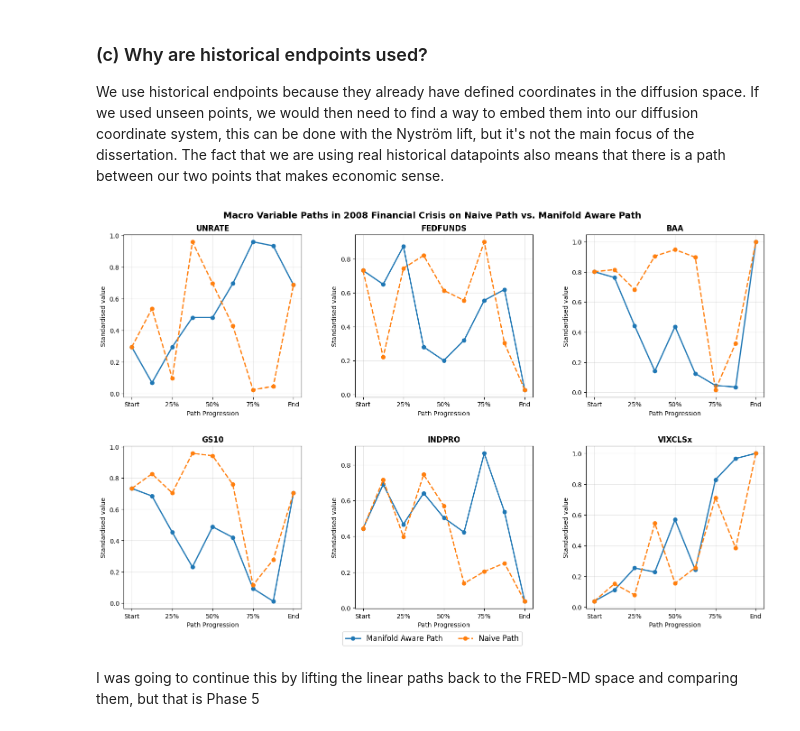
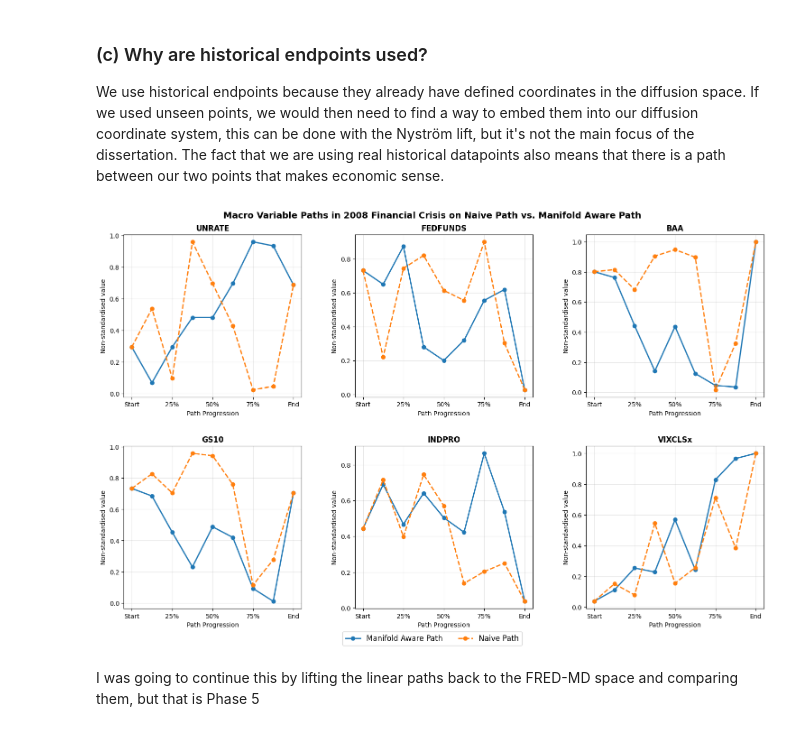
Before and after one commit to adamfowliee/JDKF_Starter, a Jupyter notebook: dissertation_brief/brief_phase4.ipynb, the cells around one changed output. Saved outputs shown, nothing was run; the diff lists cells and outputs as text; code cells hidden in the pictures.

```diff
--- a/dissertation_brief/brief_phase4.ipynb
+++ b/dissertation_brief/brief_phase4.ipynb
@@ -75,7 +75,7 @@ def graph_degree_density(Psi, h, delta=None, C=1, qtl=None):
         else:
             delta = np.quantile(rho, qtl)
     rho = np.maximum(C*rho, delta); V = -np.log(rho)
-    return rho, V
+    return rho, V, delta
 
 def reconstruct_path(pred, start, end):
     path = [end]; current = end
@@ -199,7 +199,7 @@ A_dist = kneighbors_graph(Psi, n_neighbors=15, mode="distance", include_self=Fal
 A_dist_sym = A_dist.maximum(A_dist.T)
 
 # Get a density potential vector for this embedding
-rho, V = graph_degree_density(Psi, h=0.10*median_Dsq, qtl=0.02)
+rho, V, delta = graph_degree_density(Psi, h=0.10*median_Dsq, qtl=0.02)
 
 # Get the weight matrix w^(beta) for the cost of each path
 A_beta_dict = {}
@@ -219,7 +219,7 @@ for i, (name, (start, end)) in enumerate(points.items()):
     for beta in betas:
         # Shortest path based on different weight matrix
         _, pred = shortest_path(A_beta_dict[beta], directed=False, unweighted=False, return_predecessors=True)
-        path = reconstruct_path(pred, start, end) # path_edge_summary(A_beta_dict[beta], start, end)["path"]
+        path = reconstruct_path(pred, start, end)
         stress_paths[name].append(path)
 
         P = Psi[path]
@@ -247,34 +242,34 @@ naive_path, dense_path = stress_paths["GFC"]
 
 selected_vars = ["UNRATE", "FEDFUNDS", "BAA", "GS10", "INDPRO", "VIXCLSx"]
 
 dense_path_step = df.iloc[dense_path][selected_vars].reset_index(drop=True)
 naive_path_step = df.iloc[naive_path][selected_vars].reset_index(drop=True)
 dense_x = np.linspace(0, 1, len(dense_path_step))
 naive_x = np.linspace(0, 1, len(naive_path_step))
 
 fig, axes = plt.subplots(2, 3, figsize=(15, 10))
 axes_flat = axes.flatten()
 
 for i, var in enumerate(selected_vars):
     ax = axes_flat[i]
     ax.plot(dense_x, dense_path_step[var], marker="o", color="tab:blue", linewidth=2)
     ax.plot(naive_x, naive_path_step[var], marker="o", color="tab:orange", linewidth=2, linestyle="--")
 
     ax.set_title(var, fontsize=12, fontweight='bold')
 
     ax.set_xlabel("Path Progression"); ax.set_xlim(-0.05, 1.05)
     ax.set_xticks([0, 0.25, 0.5, 0.75, 1.0])
     ax.set_xticklabels(["Start", "25%", "50%", "75%", "End"])
-    ax.set_ylabel("Standardised value")
+    ax.set_ylabel("Non-standardised value")
     ax.grid(alpha=0.3)
 
 fig.legend(labels=["Manifold Aware Path", "Naive Path"], loc="lower center", ncol=2, fontsize=12,bbox_to_anchor=(0.5, 0.01))
 plt.suptitle("Macro Variable Paths in 2008 Financial Crisis on Naive Path vs. Manifold Aware Path", fontsize=14, fontweight='bold')
 
 plt.tight_layout()
 plt.subplots_adjust(bottom=0.10, hspace=0.3, wspace=0.3)
 plt.show()
 # %% [output]
-[figure, old version]
+[figure, new version]
 # %% [markdown]
 I was going to continue this by lifting the linear paths back to the FRED-MD space and comparing them, but that is Phase 5
```
Also changed, not shown: parts of 1 cell of this notebook, 1 other file.
